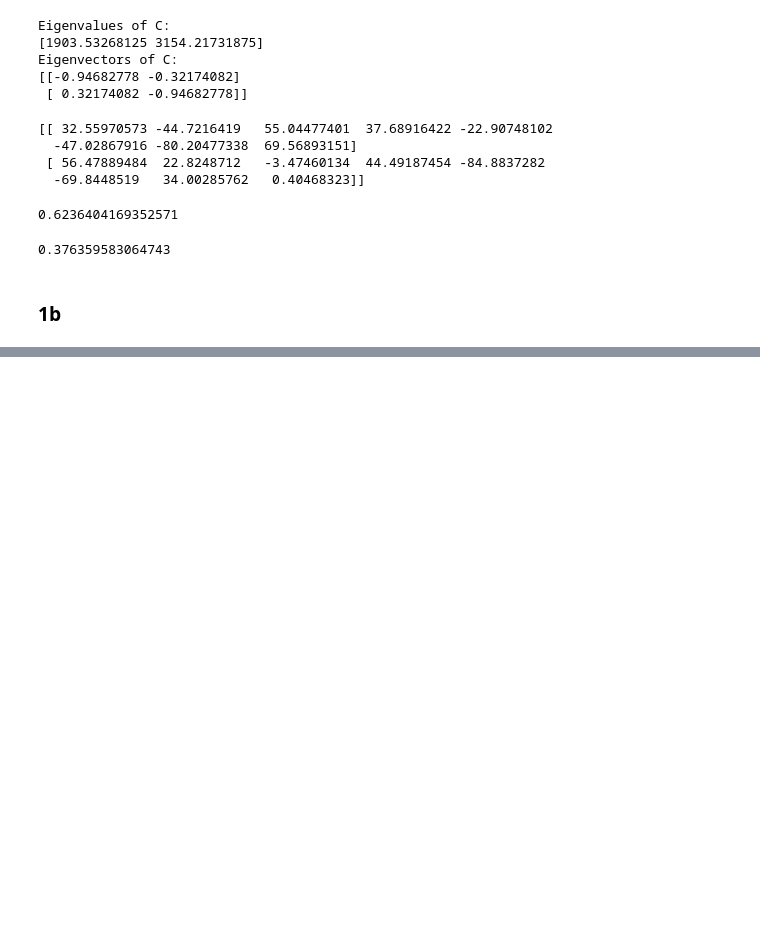
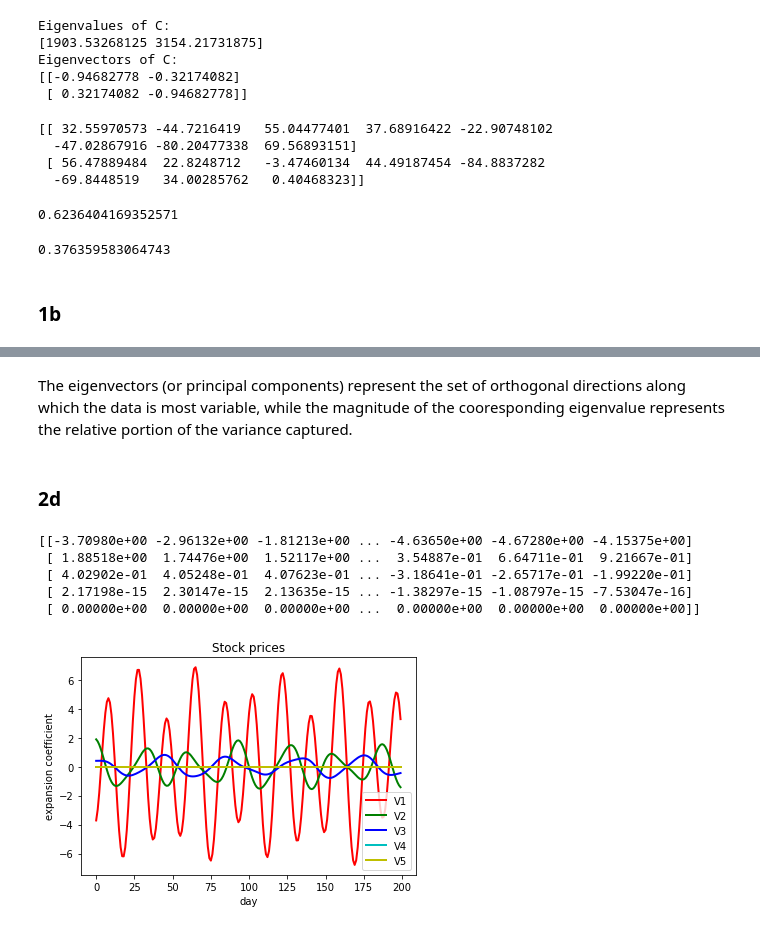
Before and after one commit to zmiller22/AM120, a Jupyter notebook: HW04/HW04.ipynb, the cells around one changed output, grey strips where cells are left out. Saved outputs shown, nothing was run; the diff lists cells and outputs as text; code cells hidden in the pictures; blank space fills up the shorter version.

```diff
--- a/HW04/HW04.ipynb
+++ b/HW04/HW04.ipynb
@@ -47,0 +105,7 @@ eigvals[0]/np.sum(eigvals)
+# %%
+# Calculate the eigstuff of C
+eigvals, eigvecs = np.linalg.eig(C)
+print("Eigenvalues of C:")
+print(eigvals)
+print("Eigenvectors of C:")
+print(eigvecs)
@@ -47,0 +121,34 @@ eigvals[0]/np.sum(eigvals)
+# %% [markdown]
+The eigenvectors (or principal components) represent the set of orthogonal directions along which the data is most variable, while the magnitude of the cooresponding eigenvalue represents the relative portion of the variance captured.
+# %% [markdown]
+### 2d
+# %%
+# Sort the eigencectors so that the eigenvectors cooresponding to the largest eigenvalues
+# are first
+inds = (-eigvals).argsort()
+U = eigvecs [:,inds]
+eigvals = eigvals[inds]
+# %%
+V = np.matmul(U.T,F)
+print(V)
+# %% [output]
+[[-3.70980e+00 -2.96132e+00 -1.81213e+00 ... -4.63650e+00 -4.67280e+00 -4.15375e+00]
+ [ 1.88518e+00  1.74476e+00  1.52117e+00 ...  3.54887e-01  6.64711e-01  9.21667e-01]
+ [ 4.02902e-01  4.05248e-01  4.07623e-01 ... -3.18641e-01 -2.65717e-01 -1.99220e-01]
+ [ 2.17198e-15  2.30147e-15  2.13635e-15 ... -1.38297e-15 -1.08797e-15 -7.53047e-16]
+ [ 0.00000e+00  0.00000e+00  0.00000e+00 ...  0.00000e+00  0.00000e+00  0.00000e+00]]
+# %%
+# Plot the data
+Np = 200
+tp = np.arange(0,Np).reshape(1,Np)
+
+fig1=plt.figure(1); plt.clf();
+hl1,=plt.plot(tp.T,V[0,tp].T,'r-',linewidth=2);
+hl2,=plt.plot(tp.T,V[1,tp].T,'g-',linewidth=2);
+hl3,=plt.plot(tp.T,V[2,tp].T,'b-',linewidth=2);
+hl4,=plt.plot(tp.T,V[3,tp].T,'c-',linewidth=2);
+hl5,=plt.plot(tp.T,V[4,tp].T,'y-',linewidth=2);
+plt.legend([hl1,hl2,hl3,hl4,hl5],['V1','V2','V3','V4','V5']);
+plt.xlabel('day'); plt.ylabel('expansion coefficient'); plt.title('Stock prices');
+# %% [output]
+[figure, added]
```
Also changed, not shown: parts of 30 cells of this notebook.
